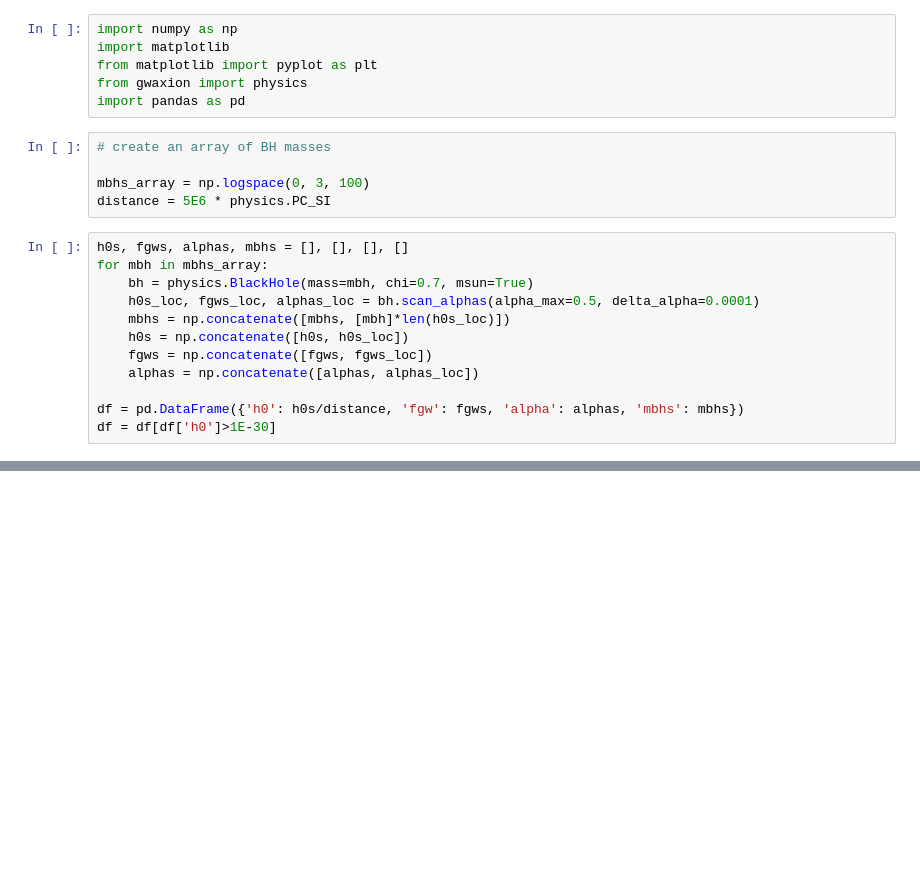
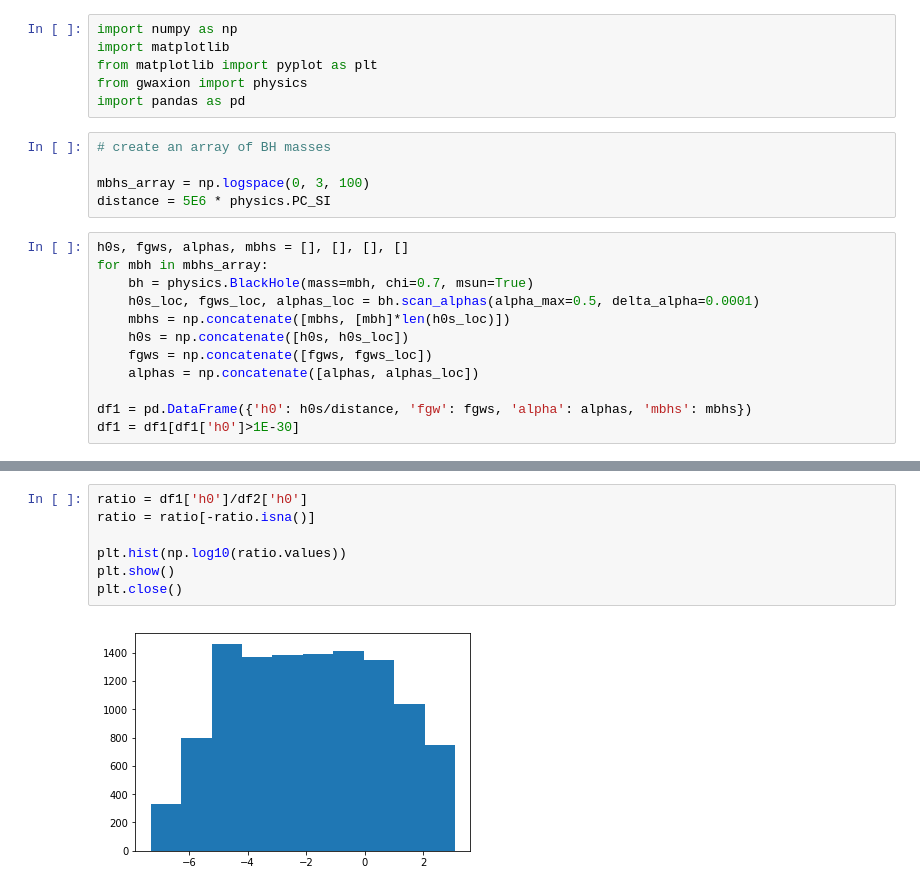
Before and after one commit to maxisi/gwaxion, a Jupyter notebook: examples/fgw_mbh_approx.ipynb, the cells around one changed output, grey strips where cells are left out. Saved outputs shown, nothing was run; the diff lists cells and outputs as text; blank space fills up the shorter version.

```diff
--- a/examples/fgw_mbh_approx.ipynb
+++ b/examples/fgw_mbh_approx.ipynb
@@ -19,8 +19,8 @@ for mbh in mbhs_array:
     fgws = np.concatenate([fgws, fgws_loc])
     alphas = np.concatenate([alphas, alphas_loc])
 
-df = pd.DataFrame({'h0': h0s/distance, 'fgw': fgws, 'alpha': alphas, 'mbhs': mbhs})
-df = df[df['h0']>1E-30]
+df1 = pd.DataFrame({'h0': h0s/distance, 'fgw': fgws, 'alpha': alphas, 'mbhs': mbhs})
+df1 = df1[df1['h0']>1E-30]
 # %%
 # plot
 
@@ -63,0 +66,9 @@ df['h0'].max()
+# %%
+ratio = df1['h0']/df2['h0']
+ratio = ratio[-ratio.isna()]
+
+plt.hist(np.log10(ratio.values))
+plt.show()
+plt.close()
+# %% [output]
+[figure, added]
```
Also changed, not shown: parts of 5 cells of this notebook, 1 other file.
